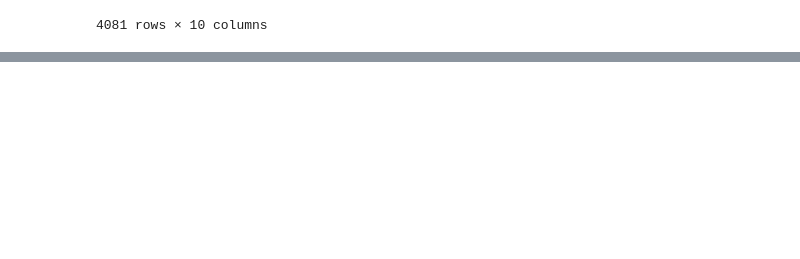
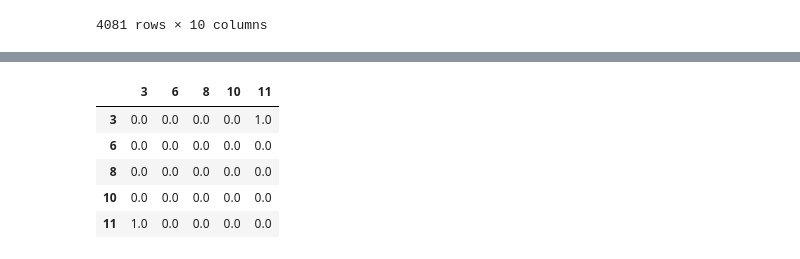
Before and after one commit to bhavagna18/python-basics, a Jupyter notebook: copy_of_recommendtion_.ipynb, the cells around one changed output, grey strips where cells are left out. Saved outputs shown, nothing was run; the diff lists cells and outputs as text; code cells hidden in the pictures; blank space fills up the shorter version.

```diff
--- a/copy_of_recommendtion_.ipynb
+++ b/copy_of_recommendtion_.ipynb
@@ -90,0 +163,10 @@ user_movies_df
+# %%
+np.fill_diagonal(user_sim,0)
+user_sim_df.iloc[0:5,0:5]
+# %% [output]
+|  | 3 | 6 | 8 | 10 | 11 |
+| 3 | 0.0 | 0.0 | 0.0 | 0.0 | 1.0 |
+| 6 | 0.0 | 0.0 | 0.0 | 0.0 | 0.0 |
+| 8 | 0.0 | 0.0 | 0.0 | 0.0 | 0.0 |
+| 10 | 0.0 | 0.0 | 0.0 | 0.0 | 0.0 |
+| 11 | 1.0 | 0.0 | 0.0 | 0.0 | 0.0 |
```
Also changed, not shown: parts of 13 cells of this notebook.
